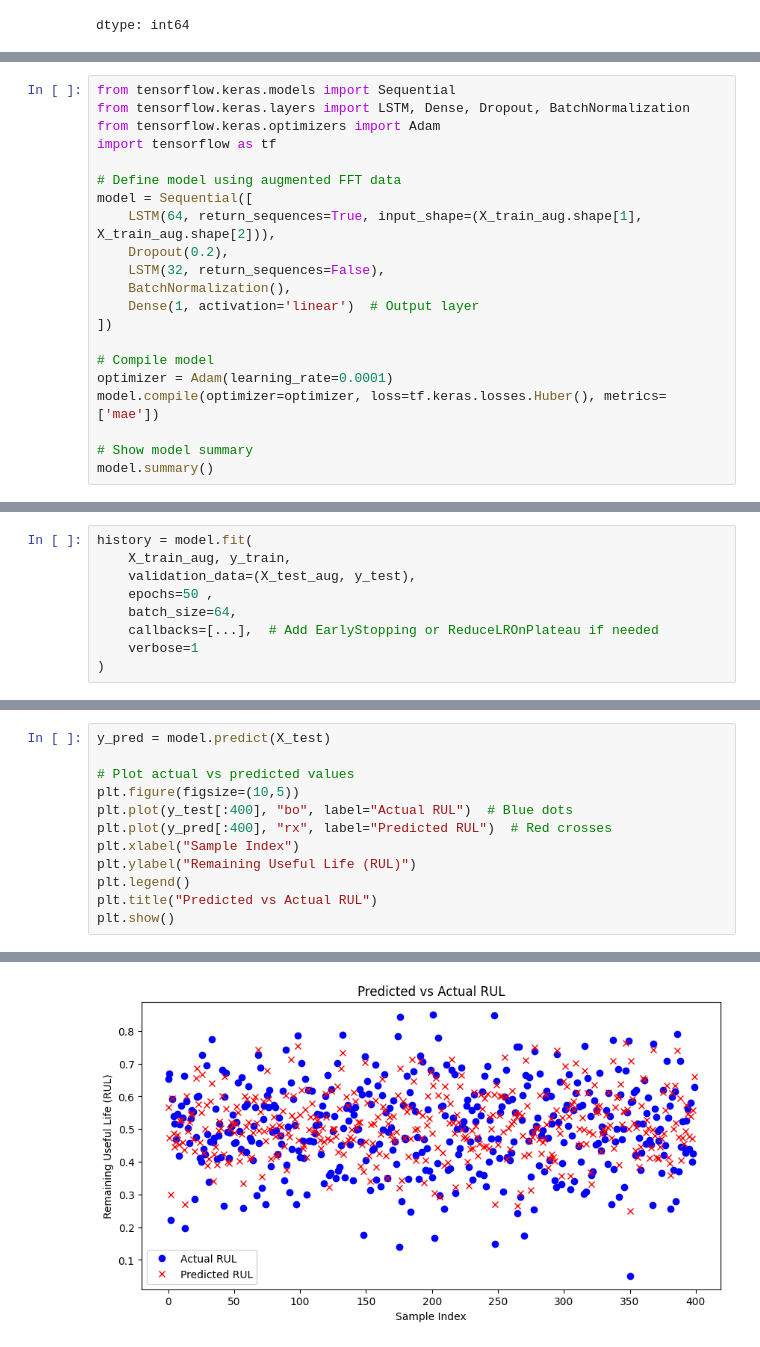
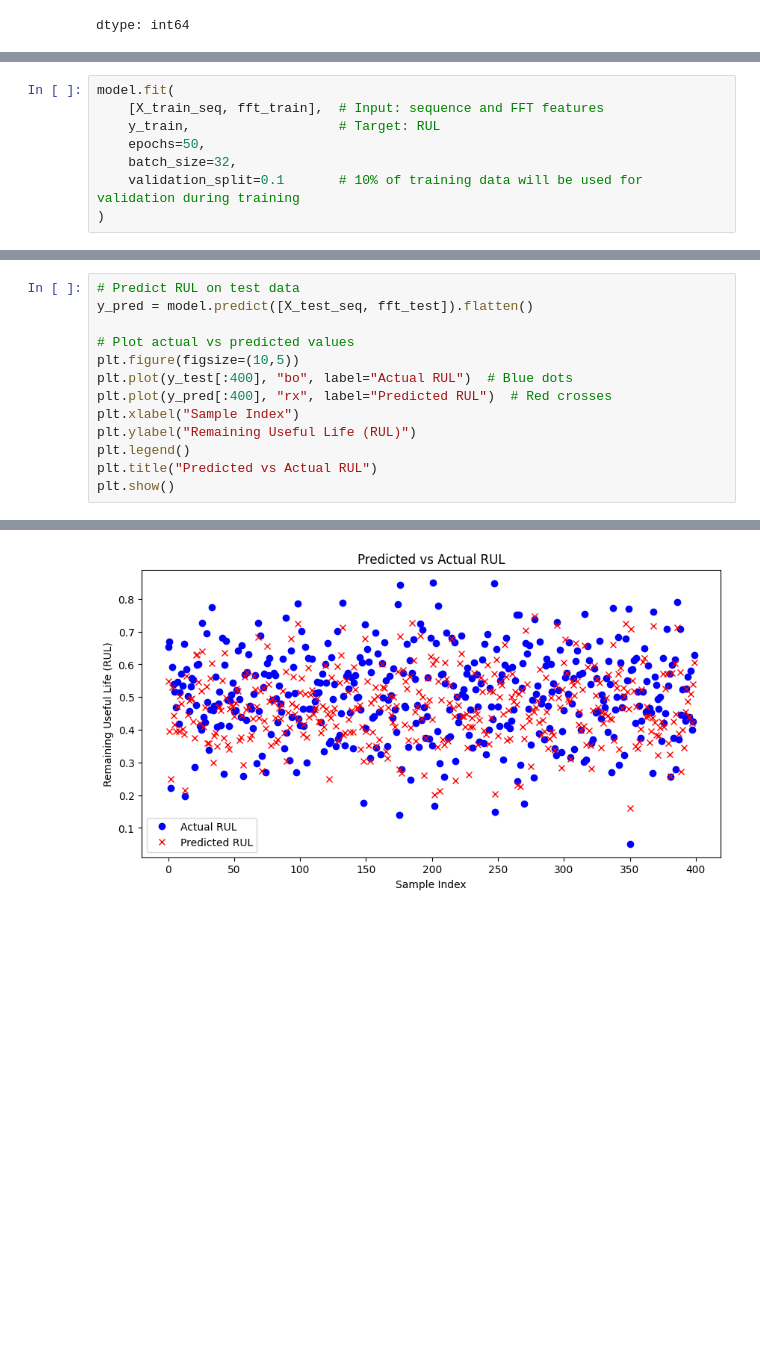
Before and after one commit to Begizew2112/bearing, a Jupyter notebook: thesis cnn+ lstm progress.ipynb, the cells around one changed output, grey strips where cells are left out. Cells and saved outputs as stored; diff of their text form; blank space fills up the shorter version.

```diff
--- a/thesis cnn+ lstm progress.ipynb
+++ b/thesis cnn+ lstm progress.ipynb
@@ -416,21 +463,0 @@ NameError: name 'extract_fft_features' is not defined
-# %%
-from tensorflow.keras.models import Sequential
-from tensorflow.keras.layers import LSTM, Dense, Dropout, BatchNormalization
-from tensorflow.keras.optimizers import Adam
-import tensorflow as tf
-
-# Define model using augmented FFT data
-model = Sequential([
-    LSTM(64, return_sequences=True, input_shape=(X_train_aug.shape[1], X_train_aug.shape[2])),
-    Dropout(0.2),
-    LSTM(32, return_sequences=False),
-    BatchNormalization(),
-    Dense(1, activation='linear')  # Output layer
-])
-
-# Compile model
-optimizer = Adam(learning_rate=0.0001)
-model.compile(optimizer=optimizer, loss=tf.keras.losses.Huber(), metrics=['mae'])
-
-# Show model summary
-model.summary()
@@ -456,9 +463,0 @@ Model: "sequential"
-# %%
-history = model.fit(
-    X_train_aug, y_train,
-    validation_data=(X_test_aug, y_test),
-    epochs=50 ,
-    batch_size=64,
-    callbacks=[...],  # Add EarlyStopping or ReduceLROnPlateau if needed
-    verbose=1
-)
@@ -482,0 +468,8 @@ Epoch 30/30
+# %%
+model.fit(
+    [X_train_seq, fft_train],  # Input: sequence and FFT features
+    y_train,                   # Target: RUL
+    epochs=50,
+    batch_size=32,
+    validation_split=0.1       # 10% of training data will be used for validation during training
+)
@@ -483,5 +531,6 @@ Epoch 30/30
 # %%
-y_pred = model.predict(X_test)
+# Predict RUL on test data
+y_pred = model.predict([X_test_seq, fft_test]).flatten()
 
 # Plot actual vs predicted values
 plt.figure(figsize=(10,5))
@@ -497 +546 @@ plt.show()
-[figure, old version]
+[figure, new version]
```
Also changed, not shown: parts of 40 cells of this notebook.
